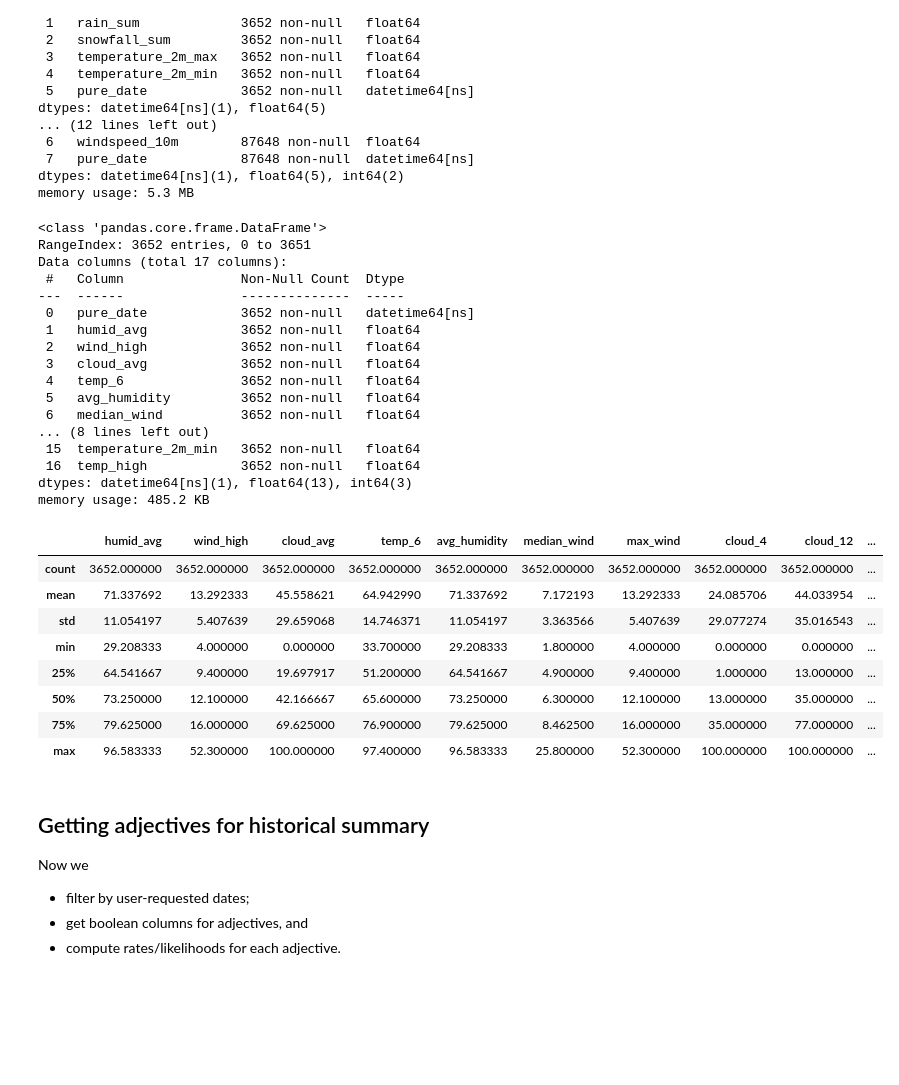
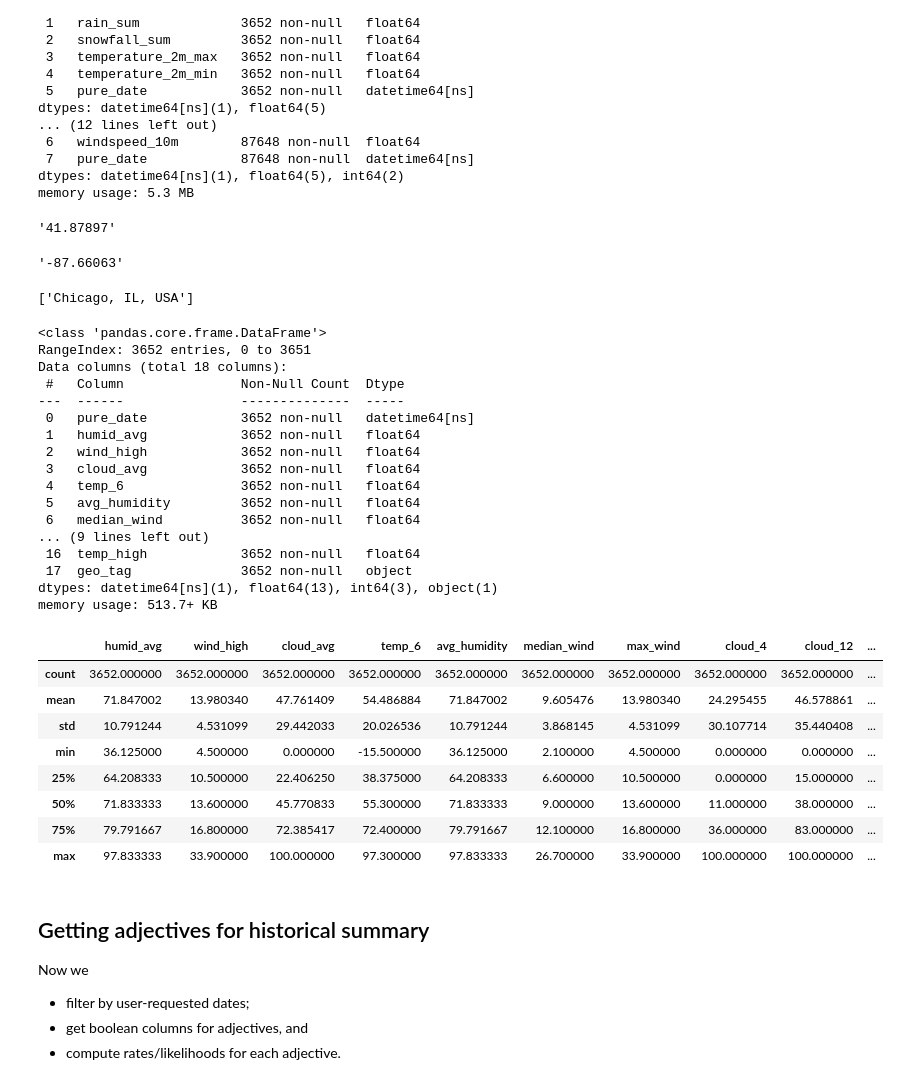
Before and after one commit to laurinalastella/Weather_Data_Analysis, a Jupyter notebook: Data_Cleaning/Laurina_AliceGetDataCLeanData_102.ipynb, the cells around one changed output. Drawn from its saved outputs; the diff is of its cells as text; code cells hidden in the pictures; blank space fills up the shorter version.

Commit message:
User input for lat/lon in Alice file.

```diff
--- a/Data_Cleaning/AliceGetDataCLeanData.ipynb
+++ b/Data_Cleaning/Laurina_AliceGetDataCLeanData_102.ipynb
@@ -80,13 +160,13 @@ def get_hourly_weather_url(lattitude, longitude, start_year, end_year):
 # from https://archive-api.open-meteo.com/v1/era5
 # for given lattitue/longitude coordinates, for the given years;
 
-def get_daily_weather_url(lattitude, longitude, start_year, end_year):
+def get_daily_weather_url(var_lat_solo, var_lon_solo, start_year, end_year):
     url_snip_dy = {}
-    # Break URL into snippets to be assembled below, hourly:
+    # Break URL into snippets to be assembled below, daily:
     url_snip_dy[1] = "https://archive-api.open-meteo.com/v1/era5?latitude="
-    url_snip_dy[2] = str(lattitude)   # latitude, input from previous json
+    url_snip_dy[2] = var_lat_solo   # latitude, input from previous json
     url_snip_dy[3] = "&longitude="
-    url_snip_dy[4] = str(longitude)   # longitude, input from previous json
+    url_snip_dy[4] = var_lon_solo   # longitude, input from previous json
     url_snip_dy[5] = "&start_date="
     url_snip_dy[6] = str(start_year)
     url_snip_dy[7] = "-01-01&end_date="  # month and day of start_year
@@ -109,11 +189,11 @@ def get_daily_weather_url(lattitude, longitude, start_year, end_year):
 # daily_or_hourly should be a string
 #  ### needs better error-handling ###
 
-def get_weather_url(lattitude, longitude, start_year, end_year, daily_or_hourly):
+def get_weather_url(var_lat_solo, var_lon_solo, start_year, end_year, daily_or_hourly):
     if daily_or_hourly == 'daily':
-        return get_daily_weather_url(lattitude, longitude, start_year, end_year)
+        return get_daily_weather_url(var_lat_solo, var_lon_solo, start_year, end_year)
     elif daily_or_hourly== 'hourly':
-        return get_hourly_weather_url(lattitude, longitude, start_year, end_year)
+        return get_hourly_weather_url(var_lat_solo, var_lon_solo, start_year, end_year)
     else:
         return 'error'
 # %%
@@ -130,8 +217,8 @@ def get_weather_url(lattitude, longitude, start_year, end_year, daily_or_hourly)
 #   ### valid years ###
 # again, daily_or_hourly must be one of the two strings
 
-def get_weather(lattitude, longitude, start_year, end_year, daily_or_hourly):
-    url = get_weather_url(lattitude, longitude, start_year, end_year, daily_or_hourly)
+def get_weather(latitude, longitude, start_year, end_year, daily_or_hourly):
+    url = get_weather_url(var_lat_solo, var_lon_solo, start_year, end_year, daily_or_hourly)
     # Data comes in as one long string:
     weather_hr_str = requests.get(url).text
     # So convert string to dictionary.
@@ -150,10 +237,10 @@ def get_weather(lattitude, longitude, start_year, end_year, daily_or_hourly):
 #  ### testing best practices: how do i display expected output??
 #  ### which is a better test: test_df.info() or test_df.describe()?
 
-daily_test_df = get_weather(35.695126, 139.75391, 2010, 2019, 'daily')
+daily_test_df = get_weather(var_lat_solo, var_lon_solo, 2010, 2019, 'daily')
 daily_test_df.info()
 
-hourly_test_df = get_weather(35.695126, 139.75391, 2010, 2019, 'hourly')
+hourly_test_df = get_weather(var_lat_solo, var_lon_solo, 2010, 2019, 'hourly')
 hourly_test_df.info()
 
 # note that wind_direction in hourly is null when windspeed is 0
@@ -180,6 +267,18 @@ dtypes: datetime64[ns](1), float64(5)
  7   pure_date            87648 non-null  datetime64[ns]
 dtypes: datetime64[ns](1), float64(5), int64(2)
 memory usage: 5.3 MB
+# %%
+var_lat_solo
+# %% [output]
+'41.87897'
+# %%
+var_lon_solo
+# %% [output]
+'-87.66063'
+# %%
+geo_label
+# %% [output]
+['Chicago, IL, USA']
 # %%
 # this auxillary function will be used to aggreagte hourly data into daily
 # for example, getting the temperature of 6th hottest hour answers questions like:
@@ -218,37 +317,39 @@ def agg_hourly_and_daily(hourly_df, daily_df):
 # %%
 # testing, using the hourly_test_df from previous test
 #  ### again, how to display expected output? ###
 
-clean_df = agg_hourly_and_daily(hourly_test_df, daily_test_df)
+clean_df1 = agg_hourly_and_daily(hourly_test_df, daily_test_df)
+# Adding 'geo_tag' from geocoding API above.
+clean_df = clean_df1.assign(geo_tag = geo_label_solo)
 clean_df.info()
 clean_df.describe()
 # %% [output]
 <class 'pandas.core.frame.DataFrame'>
 RangeIndex: 3652 entries, 0 to 3651
-Data columns (total 17 columns):
+Data columns (total 18 columns):
  #   Column               Non-Null Count  Dtype
 ---  ------               --------------  -----
  0   pure_date            3652 non-null   datetime64[ns]
  1   humid_avg            3652 non-null   float64
  2   wind_high            3652 non-null   float64
  3   cloud_avg            3652 non-null   float64
  4   temp_6               3652 non-null   float64
  5   avg_humidity         3652 non-null   float64
  6   median_wind          3652 non-null   float64
-... (8 lines left out)
- 15  temperature_2m_min   3652 non-null   float64
+... (9 lines left out)
  16  temp_high            3652 non-null   float64
-dtypes: datetime64[ns](1), float64(13), int64(3)
-memory usage: 485.2 KB
+ 17  geo_tag              3652 non-null   object
+dtypes: datetime64[ns](1), float64(13), int64(3), object(1)
+memory usage: 513.7+ KB
 |  | humid_avg | wind_high | cloud_avg | temp_6 | avg_humidity | median_wind | max_wind | cloud_4 | cloud_12 | ... |
 | count | 3652.000000 | 3652.000000 | 3652.000000 | 3652.000000 | 3652.000000 | 3652.000000 | 3652.000000 | 3652.000000 | 3652.000000 | ... |
-| mean | 71.337692 | 13.292333 | 45.558621 | 64.942990 | 71.337692 | 7.172193 | 13.292333 | 24.085706 | 44.033954 | ... |
-| std | 11.054197 | 5.407639 | 29.659068 | 14.746371 | 11.054197 | 3.363566 | 5.407639 | 29.077274 | 35.016543 | ... |
-| min | 29.208333 | 4.000000 | 0.000000 | 33.700000 | 29.208333 | 1.800000 | 4.000000 | 0.000000 | 0.000000 | ... |
-| 25% | 64.541667 | 9.400000 | 19.697917 | 51.200000 | 64.541667 | 4.900000 | 9.400000 | 1.000000 | 13.000000 | ... |
-| 50% | 73.250000 | 12.100000 | 42.166667 | 65.600000 | 73.250000 | 6.300000 | 12.100000 | 13.000000 | 35.000000 | ... |
-| 75% | 79.625000 | 16.000000 | 69.625000 | 76.900000 | 79.625000 | 8.462500 | 16.000000 | 35.000000 | 77.000000 | ... |
-| max | 96.583333 | 52.300000 | 100.000000 | 97.400000 | 96.583333 | 25.800000 | 52.300000 | 100.000000 | 100.000000 | ... |
+| mean | 71.847002 | 13.980340 | 47.761409 | 54.486884 | 71.847002 | 9.605476 | 13.980340 | 24.295455 | 46.578861 | ... |
+| std | 10.791244 | 4.531099 | 29.442033 | 20.026536 | 10.791244 | 3.868145 | 4.531099 | 30.107714 | 35.440408 | ... |
+| min | 36.125000 | 4.500000 | 0.000000 | -15.500000 | 36.125000 | 2.100000 | 4.500000 | 0.000000 | 0.000000 | ... |
+| 25% | 64.208333 | 10.500000 | 22.406250 | 38.375000 | 64.208333 | 6.600000 | 10.500000 | 0.000000 | 15.000000 | ... |
+| 50% | 71.833333 | 13.600000 | 45.770833 | 55.300000 | 71.833333 | 9.000000 | 13.600000 | 11.000000 | 38.000000 | ... |
+| 75% | 79.791667 | 16.800000 | 72.385417 | 72.400000 | 79.791667 | 12.100000 | 16.800000 | 36.000000 | 83.000000 | ... |
+| max | 97.833333 | 33.900000 | 100.000000 | 97.300000 | 97.833333 | 26.700000 | 33.900000 | 100.000000 | 100.000000 | ... |
 # %% [markdown]
 ## Getting adjectives for historical summary
 
```
Also changed, not shown: parts of 19 cells of this notebook, 1 other file.
